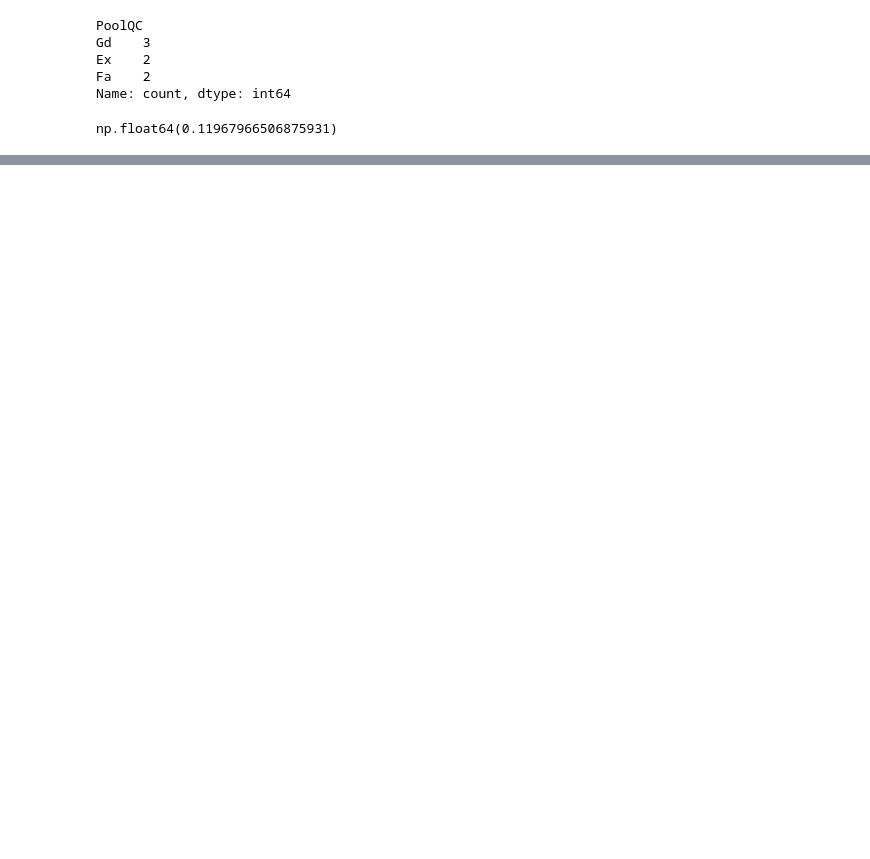
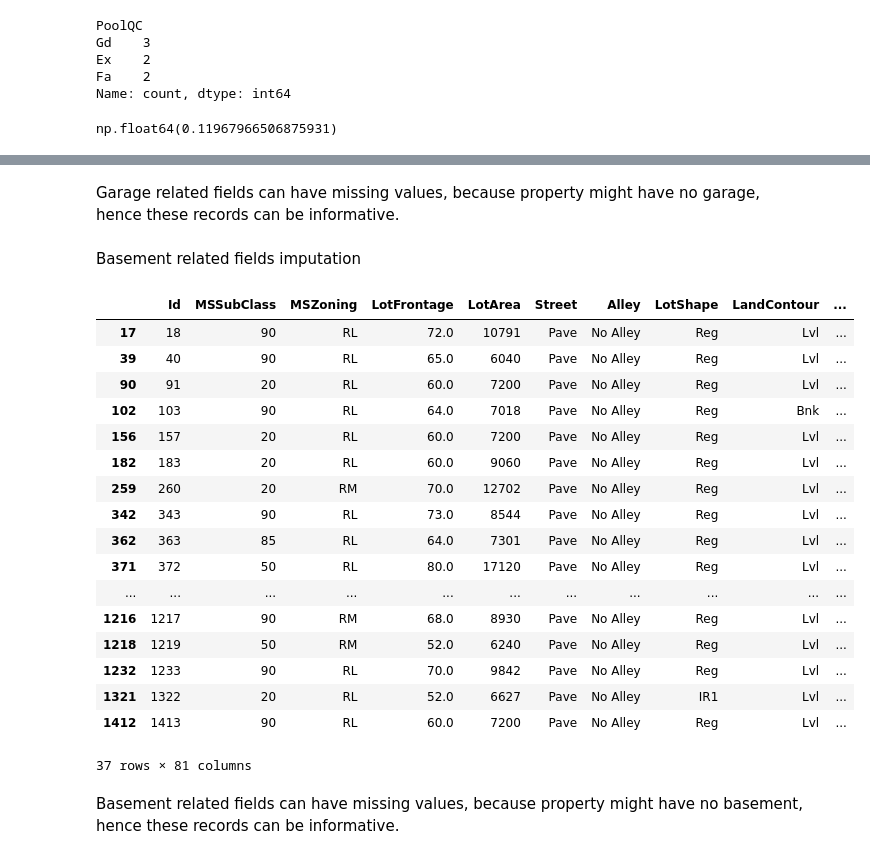
Before and after one commit to serverdaun/house_prices_kaggle, a Jupyter notebook: house_prices_kaggle/notebooks/data_preprocessing.ipynb, the cells around one changed output, grey strips where cells are left out. Drawn from its saved outputs; the diff is of its cells as text; code cells hidden in the pictures; blank space fills up the shorter version.

Commit message:
add data preprocessing phase

```diff
--- a/house_prices_kaggle/notebooks/data_preprocessing.ipynb
+++ b/house_prices_kaggle/notebooks/data_preprocessing.ipynb
@@ -12,7 +15,7 @@ from house_prices_kaggle.utils import Utils
 # %%
 utils = Utils()
 # %%
-df = pd.read_csv('data/train.csv')
+df = pd.read_csv('../../data/train.csv')
 df.head()
 # %% [output]
 |  | Id | MSSubClass | MSZoning | LotFrontage | LotArea | Street | Alley | LotShape | LandContour | ... |
@@ -154,2 +128,7 @@ np.float64(-0.05734309687642796)
 # %%
+# Apply logic above to similar fields
 df['MiscFeature'] = df['MiscFeature'].fillna('No feature')
+df['Alley'] = df['Alley'].fillna('No Alley')
+df['Fence'] = df['Fence'].fillna('No Fence')
+df['MasVnrType'] = df['MasVnrType'].fillna('No masonry veneer')
+df['FireplaceQu'] = df['FireplaceQu'].fillna('No fireplace')
@@ -180,0 +174,3 @@ Alley
+# %%
+# Conduct neighbourhood based imputation
+df['LotFrontage'] = df.groupby('Neighborhood')['LotFrontage'].transform(lambda x: x.fillna(x.median()))
@@ -180,0 +195,33 @@ Alley
+# %% [markdown]
+Garage related fields can have missing values, because property might have no garage, hence these records can be informative.
+# %%
+df['GarageType'] = df['GarageType'].fillna('No Garage')
+df['GarageQual'] = df['GarageQual'].fillna('No Garage')
+df['GarageFinish'] = df['GarageFinish'].fillna('No Garage')
+df['GarageCond'] = df['GarageCond'].fillna('No Garage')
+df['GarageYrBlt'] = df['GarageYrBlt'].fillna(0)
+# %% [markdown]
+Basement related fields imputation
+# %%
+df[df['BsmtCond'].isna()]
+# %% [output]
+|  | Id | MSSubClass | MSZoning | LotFrontage | LotArea | Street | Alley | LotShape | LandContour | ... |
+| 17 | 18 | 90 | RL | 72.0 | 10791 | Pave | No Alley | Reg | Lvl | ... |
+| 39 | 40 | 90 | RL | 65.0 | 6040 | Pave | No Alley | Reg | Lvl | ... |
+| 90 | 91 | 20 | RL | 60.0 | 7200 | Pave | No Alley | Reg | Lvl | ... |
+| 102 | 103 | 90 | RL | 64.0 | 7018 | Pave | No Alley | Reg | Bnk | ... |
+| 156 | 157 | 20 | RL | 60.0 | 7200 | Pave | No Alley | Reg | Lvl | ... |
+| 182 | 183 | 20 | RL | 60.0 | 9060 | Pave | No Alley | Reg | Lvl | ... |
+| 259 | 260 | 20 | RM | 70.0 | 12702 | Pave | No Alley | Reg | Lvl | ... |
+| 342 | 343 | 90 | RL | 73.0 | 8544 | Pave | No Alley | Reg | Lvl | ... |
+| 362 | 363 | 85 | RL | 64.0 | 7301 | Pave | No Alley | Reg | Lvl | ... |
+| 371 | 372 | 50 | RL | 80.0 | 17120 | Pave | No Alley | Reg | Lvl | ... |
+| ... | ... | ... | ... | ... | ... | ... | ... | ... | ... | ... |
+| 1216 | 1217 | 90 | RM | 68.0 | 8930 | Pave | No Alley | Reg | Lvl | ... |
+| 1218 | 1219 | 50 | RM | 52.0 | 6240 | Pave | No Alley | Reg | Lvl | ... |
+| 1232 | 1233 | 90 | RL | 70.0 | 9842 | Pave | No Alley | Reg | Lvl | ... |
+| 1321 | 1322 | 20 | RL | 52.0 | 6627 | Pave | No Alley | IR1 | Lvl | ... |
+| 1412 | 1413 | 90 | RL | 60.0 | 7200 | Pave | No Alley | Reg | Lvl | ... |
+37 rows × 81 columns
+# %% [markdown]
+Basement related fields can have missing values, because property might have no basement, hence these records can be informative.
```
Also changed, not shown: parts of 25 cells of this notebook.
